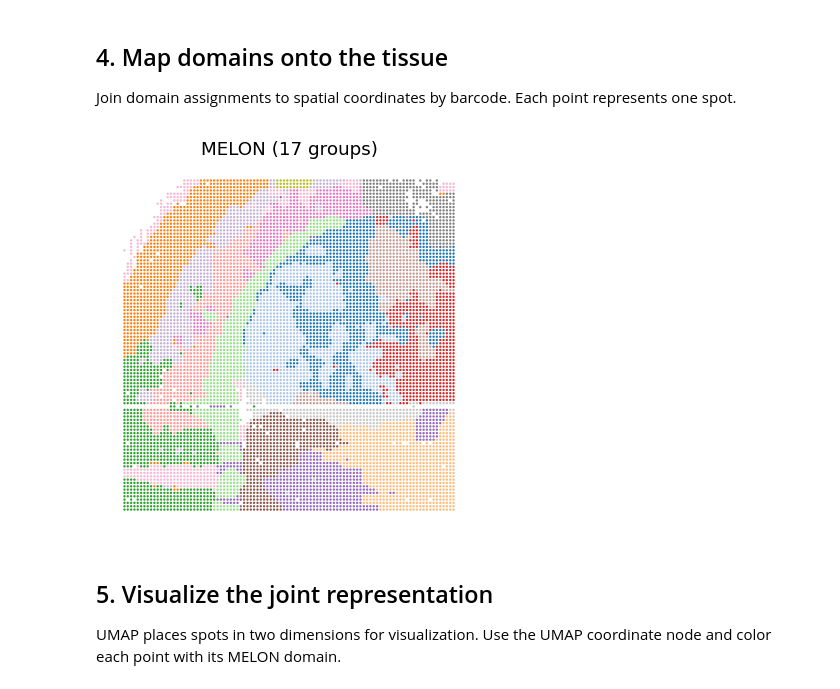
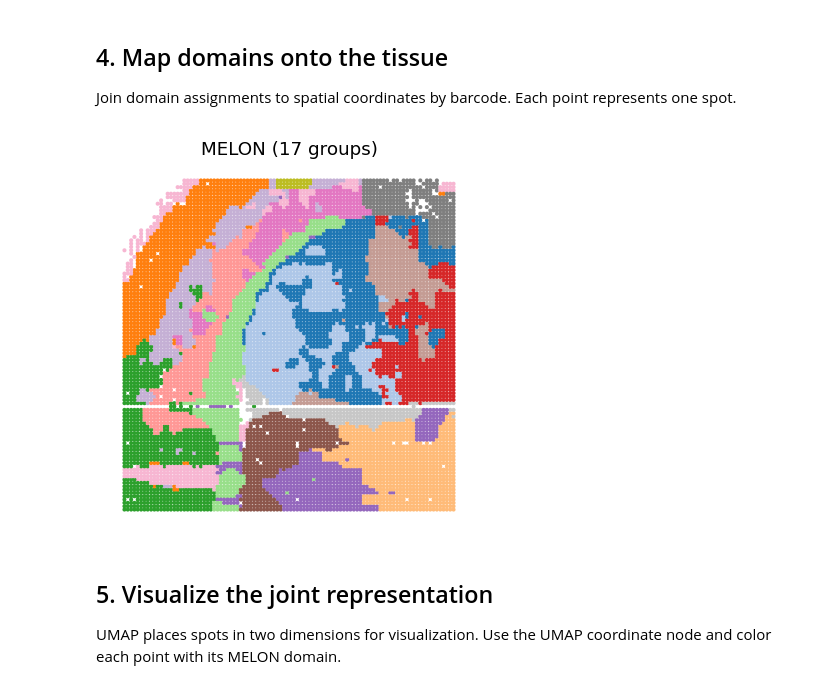
Before and after one commit to txbrook/MELON, a Jupyter notebook: Reproduce/mouse_brain/analysis.ipynb, the cells around one changed output. Saved outputs shown, nothing was run; the diff lists cells and outputs as text; code cells hidden in the pictures.

Commit message:
Enlarge plot markers and flip lymph-node display vertically

```diff
--- a/Reproduce/mouse_brain/analysis.ipynb
+++ b/Reproduce/mouse_brain/analysis.ipynb
@@ -139,10 +139,10 @@ Join domain assignments to spatial coordinates by barcode. Each point represents
 # %%
 plot_data = coords.loc[embedding.index].copy()
 plot_data["MELON_14_15"] = domains
 palette = saved_palette(DATA / "04_clusters/cluster_palette.csv")
-show(spatial_panels(plot_data, ["MELON_14_15"], colors=palette, ncols=1, point_size=2))
+show(spatial_panels(plot_data, ["MELON_14_15"], colors=palette, ncols=1, point_size=6))
 # %% [output]
-[figure, old version]
+[figure, new version]
 # %% [markdown]
 ## 5. Visualize the joint representation
 
```
Also changed, not shown: parts of 1 cell of this notebook, 12 other files.
